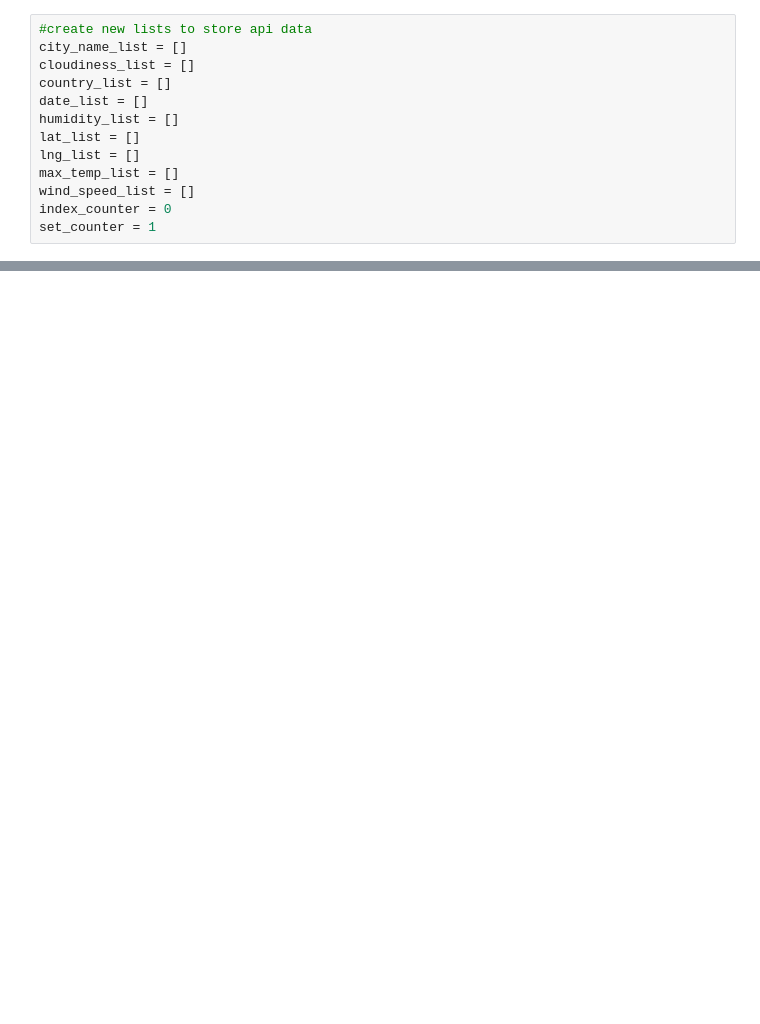
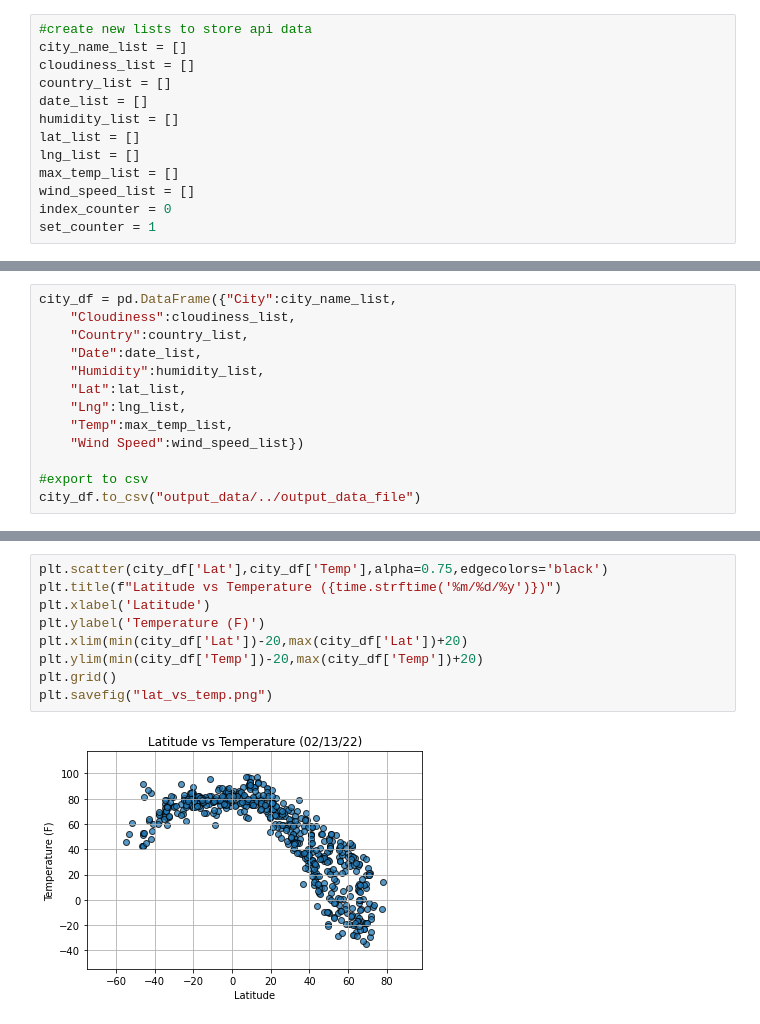
Before and after one commit to gabriellaburns/python-api-challenge, a Jupyter notebook: weatherpy/weatherpy.ipynb, the cells around one changed output, grey strips where cells are left out. Drawn from its saved outputs; the diff is of its cells as text; blank space fills up the shorter version.

```diff
--- a/weatherpy/weatherpy.ipynb
+++ b/weatherpy/weatherpy.ipynb
@@ -110,3 +110,16 @@ Processing Record 19 of Set 12 : antofagasta
 -----------------------------
 Data Retrieval Complete
 -----------------------------
+# %%
+city_df = pd.DataFrame({"City":city_name_list,
+    "Cloudiness":cloudiness_list,
+    "Country":country_list,
+    "Date":date_list,
+    "Humidity":humidity_list,
+    "Lat":lat_list,
+    "Lng":lng_list,
+    "Temp":max_temp_list,
+    "Wind Speed":wind_speed_list})
+
+#export to csv
+city_df.to_csv("output_data/../output_data_file")
@@ -112,0 +146,11 @@ Data Retrieval Complete
+# %%
+plt.scatter(city_df['Lat'],city_df['Temp'],alpha=0.75,edgecolors='black')
+plt.title(f"Latitude vs Temperature ({time.strftime('%m/%d/%y')})")
+plt.xlabel('Latitude')
+plt.ylabel('Temperature (F)')
+plt.xlim(min(city_df['Lat'])-20,max(city_df['Lat'])+20)
+plt.ylim(min(city_df['Temp'])-20,max(city_df['Temp'])+20)
+plt.grid()
+plt.savefig("lat_vs_temp.png")
+# %% [output]
+[figure, added]
```
Also changed, not shown: parts of 15 cells of this notebook, 8 other files.
